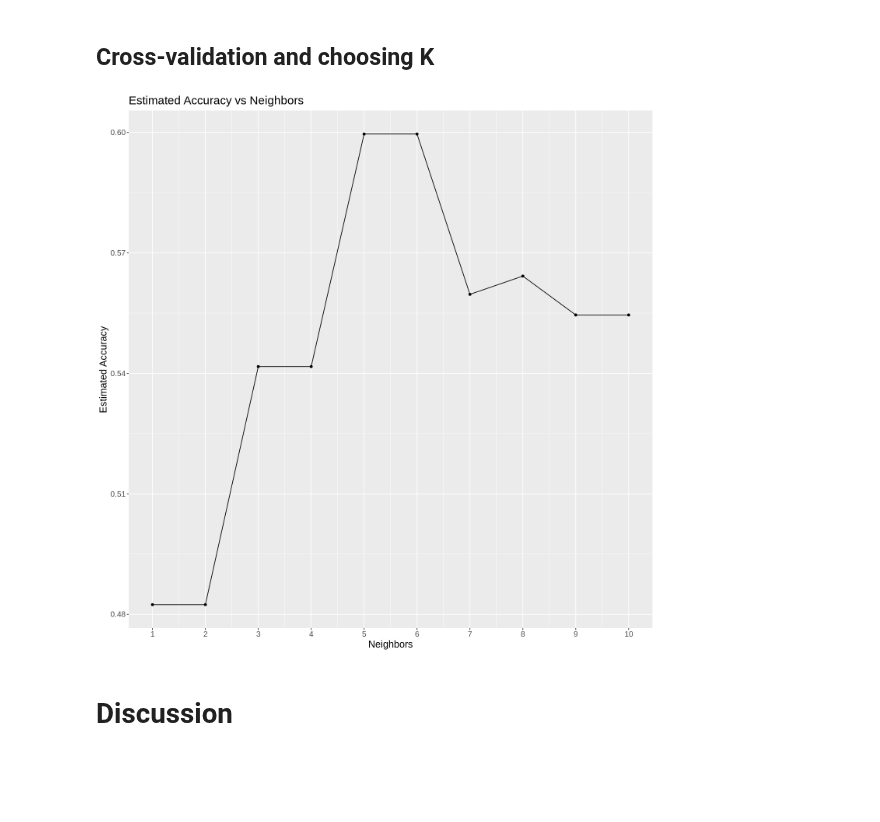
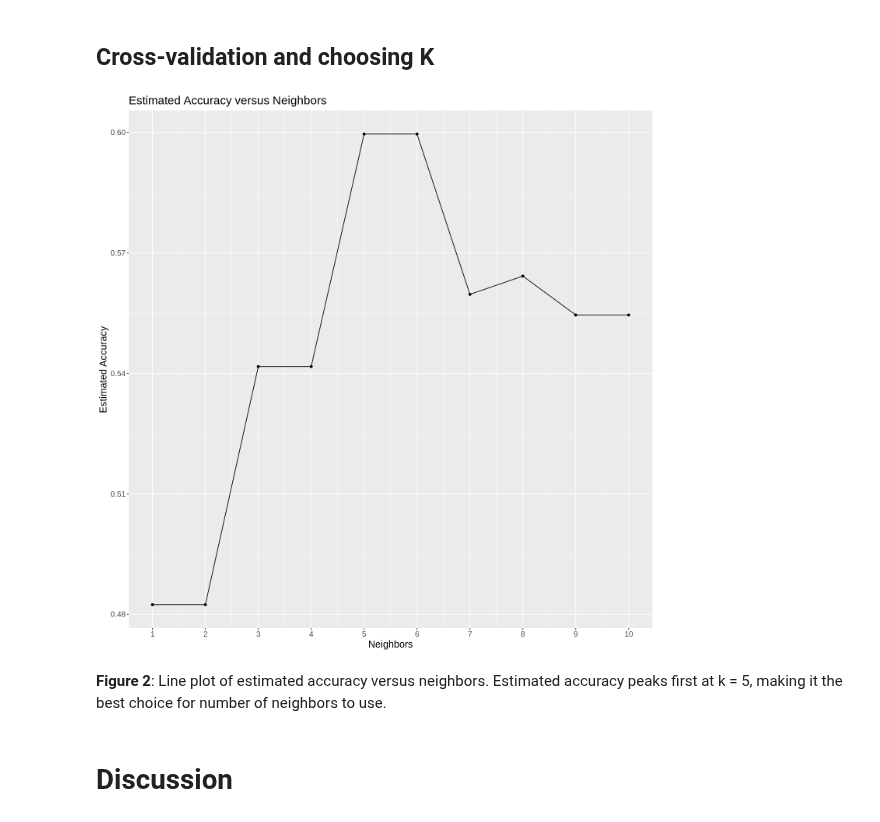
Before and after one commit to aChipmunka/dsci100_2023s1_group21, a Jupyter notebook: project/group_project_report.ipynb, the cells around one changed output. Drawn from its saved outputs; the diff is of its cells as text; code cells hidden in the pictures; blank space fills up the shorter version.

Commit message:
Added label for estimated accuracy vs k figure

```diff
--- a/project/group_project_report.ipynb
+++ b/project/group_project_report.ipynb
@@ -121,34 +121,36 @@ age_cholestoral_disease_plot
 set.seed(2023)
 
 gridvals <- tibble(neighbors = seq(from = 1, to = 10, by = 1))
 
 cleveland_vfold <- vfold_cv(cleveland_train, v = 10, strata = condition)
 
 knn_tune <- nearest_neighbor(weight_func = "rectangular", neighbors = tune())|>
     set_engine("kknn")|>
     set_mode("classification")
 
 knn_results <- workflow()|>
     add_recipe(cleveland_recipe)|>
     add_model(knn_tune)|>
     tune_grid(resamples = cleveland_vfold, grid = gridvals)|>
     collect_metrics()
 
 #Creating plot of estimated accuracy vs neighbors
 options(repr.plot.width=12, repr.plot.height=12)
 
 accuracy_vs_k_plot <- knn_results|>
     filter(.metric == "accuracy")|>
     ggplot(aes(x = neighbors, y = mean))+
     geom_point()+
     geom_line()+
     labs(x = "Neighbors", y = "Estimated Accuracy")+
     scale_x_continuous(breaks = pull(gridvals))+
-    ggtitle("Estimated Accuracy vs Neighbors")+
+    ggtitle("Estimated Accuracy versus Neighbors")+
     theme(text = element_text(size = 15))
 
 accuracy_vs_k_plot
 # %% [output]
-[figure, old version]
+[figure, new version]
+# %% [markdown]
+**Figure 2**: Line plot of estimated accuracy versus neighbors. Estimated accuracy peaks first at k = 5, making it the best choice for number of neighbors to use.
 # %% [markdown]
 # Discussion
```
